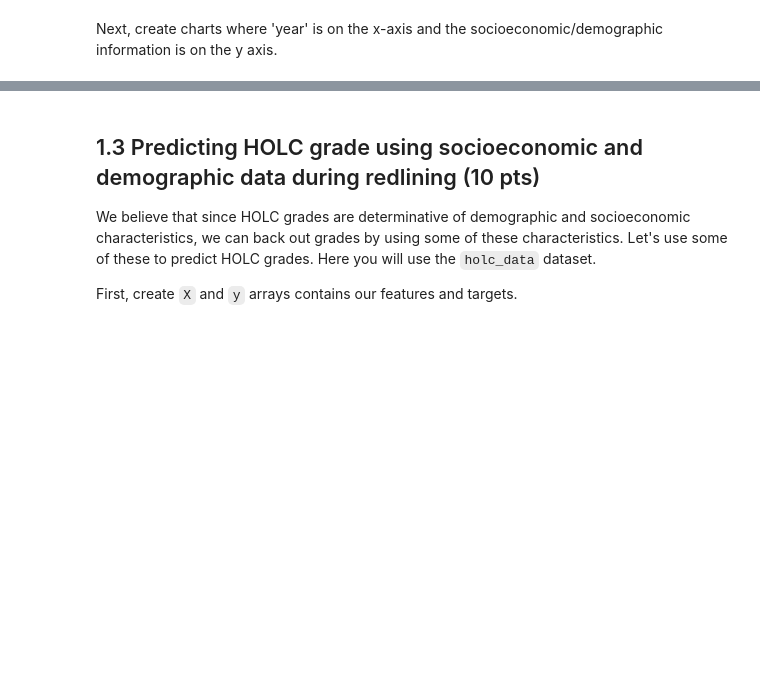
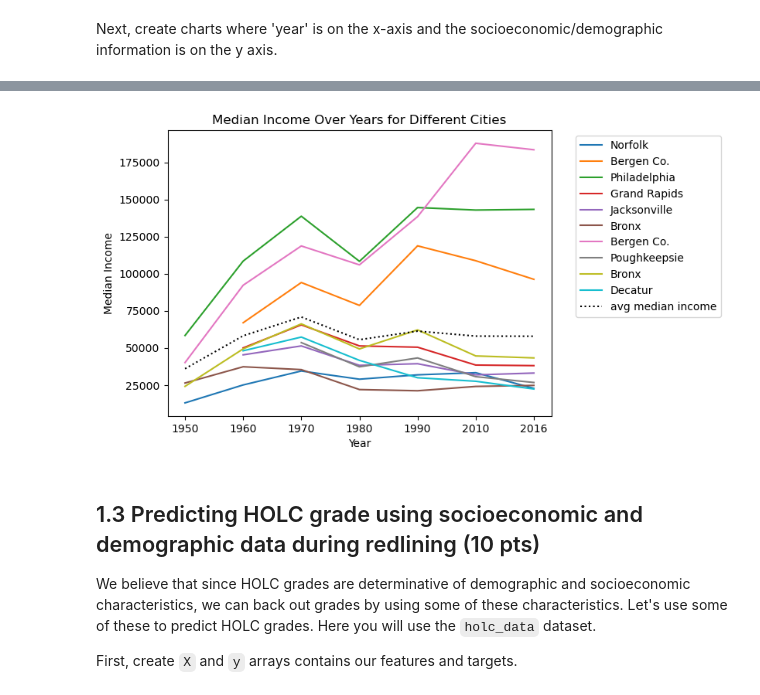
Before and after one commit to desaiwang/4680_5680_intro_uds, a Jupyter notebook: Homework/HW5.ipynb, the cells around one changed output, grey strips where cells are left out. Cells and saved outputs as stored; diff of their text form; code cells hidden in the pictures; blank space fills up the shorter version.

```diff
--- a/Homework/HW5.ipynb
+++ b/Homework/HW5.ipynb
@@ -78,3 +246,27 @@ Next, create charts where 'year' is on the x-axis and the socioeconomic/demograp
+# %%
+#there's no income data for 1930/40, so shortening year list
+short_years = ['1950','1960','1970','1980','1990','2010', '2016']
+
+metric_name = "median_inc_"
+
+##this is way too dense, so I randomly sample 10 places to plot
+sampled_rows = df.sample(n=10)
+for index, row in sampled_rows.iterrows():
+  city_income = [row[f'{metric_name}{year}'] for year in short_years]
+
+  plt.plot(short_years, city_income, label=row.city)
+
+#also plot mean
+avg_vals = [df[f'{metric_name}{year}'].mean() for year in short_years]
+plt.plot(short_years, avg_vals, linestyle=':', color='black', label="avg median income")
+
+plt.xlabel('Year')
+plt.ylabel('Median Income')
+plt.title('Median Income Over Years for Different Cities')
+plt.legend(bbox_to_anchor=(1.05, 1), loc='upper left')
+plt.show()
+# %% [output]
+[figure, added]
 # %%
 ### insert your code here
 # %% [markdown]
```
Also changed, not shown: parts of 18 cells of this notebook.
